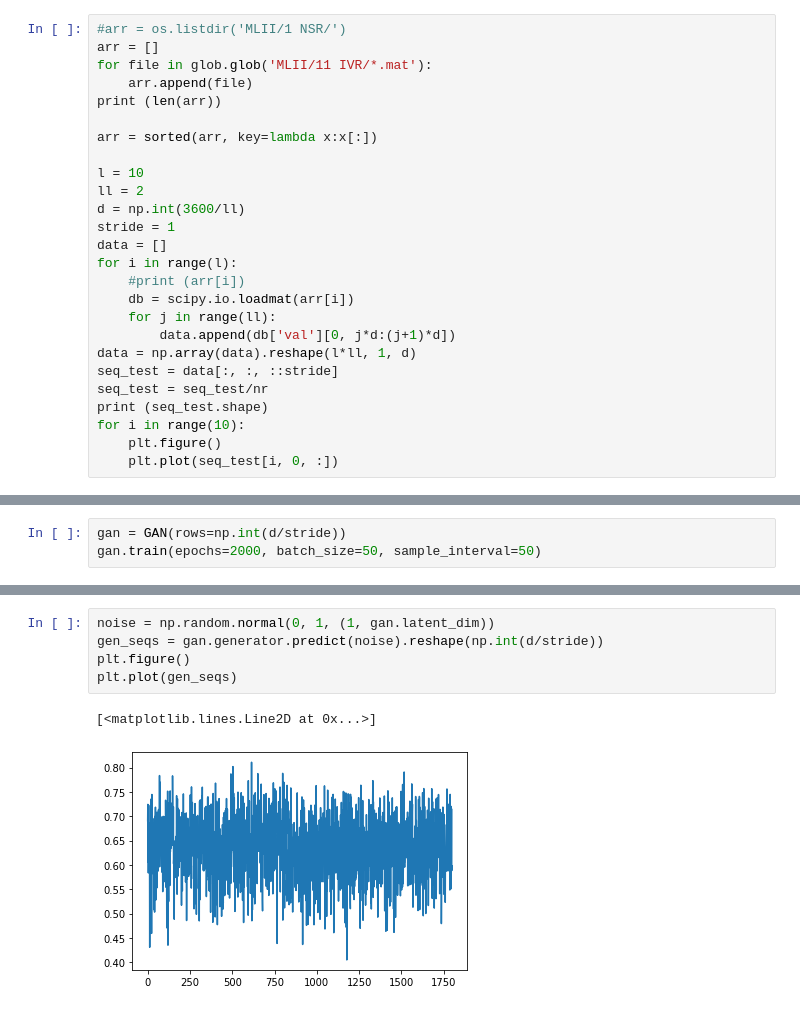
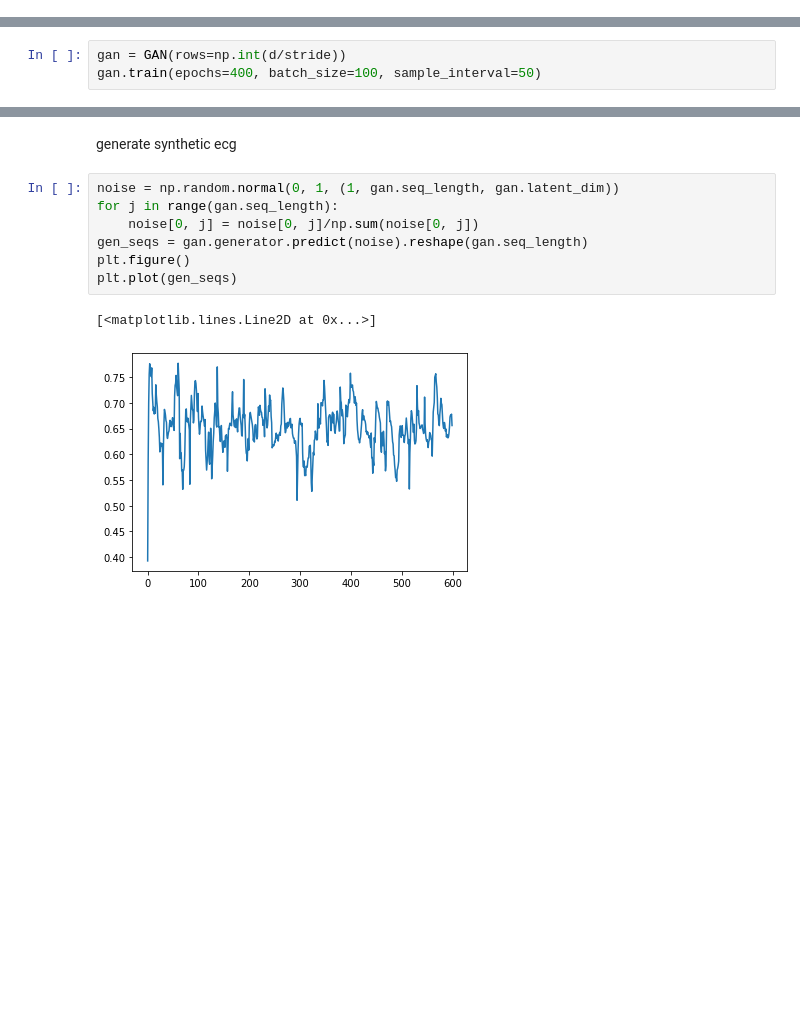
Before and after one commit to abbasloo/dnnHealth, a Jupyter notebook: LSTMGAN.ipynb, the cells around one changed output, grey strips where cells are left out. Cells and saved outputs as stored; diff of their text form; blank space fills up the shorter version.

```diff
--- a/LSTMGAN.ipynb
+++ b/LSTMGAN.ipynb
@@ -81,26 +49,0 @@ for i in range(10):
-# %%
-#arr = os.listdir('MLII/1 NSR/')
-arr = []
-for file in glob.glob('MLII/11 IVR/*.mat'):
-    arr.append(file)
-print (len(arr))
-
-arr = sorted(arr, key=lambda x:x[:])
-
-l = 10
-ll = 2
-d = np.int(3600/ll)
-stride = 1
-data = []
-for i in range(l):
-    #print (arr[i])
-    db = scipy.io.loadmat(arr[i])
-    for j in range(ll):
-        data.append(db['val'][0, j*d:(j+1)*d])
-data = np.array(data).reshape(l*ll, 1, d)
-seq_test = data[:, :, ::stride]
-seq_test = seq_test/nr
-print (seq_test.shape)
-for i in range(10):
-    plt.figure()
-    plt.plot(seq_test[i, 0, :])
@@ -254,5 +181,5 @@ class GAN():
         plt.close()
 # %%
 gan = GAN(rows=np.int(d/stride))
-gan.train(epochs=2000, batch_size=50, sample_interval=50)
+gan.train(epochs=400, batch_size=100, sample_interval=50)
 # %% [output]
@@ -277,8 +213,12 @@ gan.train(epochs=2000, batch_size=50, sample_interval=50)
+# %% [markdown]
+generate synthetic ecg
 # %%
-noise = np.random.normal(0, 1, (1, gan.latent_dim))
-gen_seqs = gan.generator.predict(noise).reshape(np.int(d/stride))
+noise = np.random.normal(0, 1, (1, gan.seq_length, gan.latent_dim))
+for j in range(gan.seq_length):
+    noise[0, j] = noise[0, j]/np.sum(noise[0, j])
+gen_seqs = gan.generator.predict(noise).reshape(gan.seq_length)
 plt.figure()
 plt.plot(gen_seqs)
 # %% [output]
 [<matplotlib.lines.Line2D at 0x...>]
-[figure, old version]
+[figure, new version]
```
Also changed, not shown: parts of 15 cells of this notebook.
